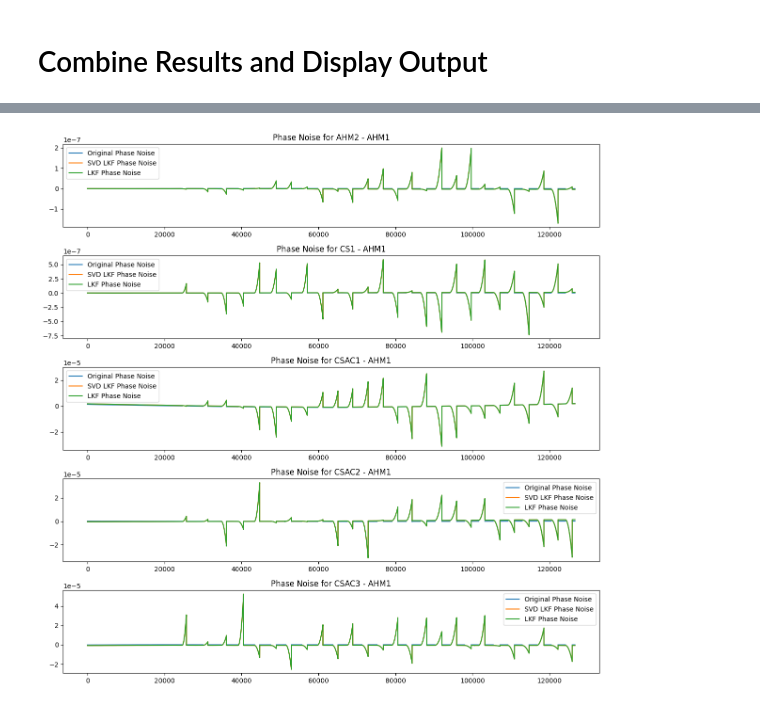
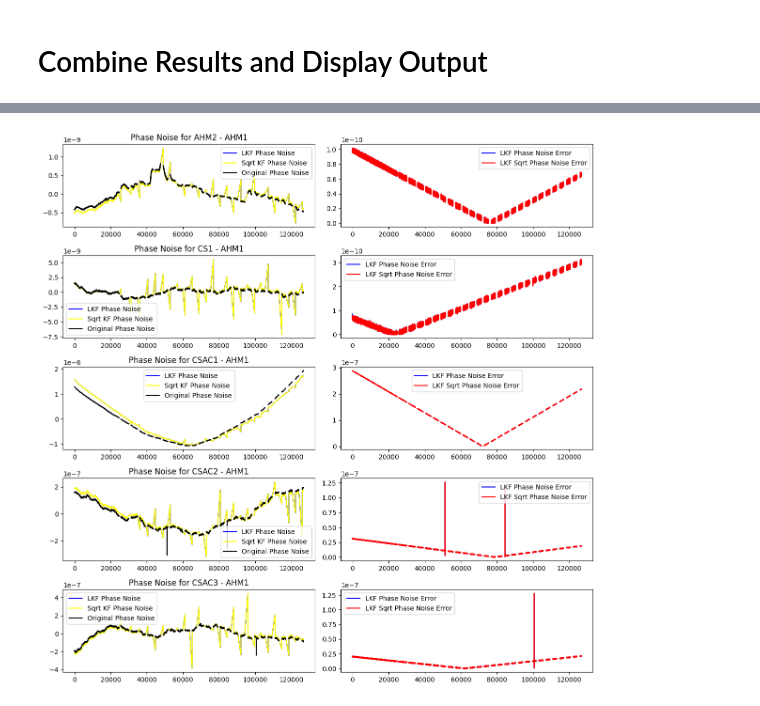
Before and after one commit to ahconnors/MATH530_Project, a Jupyter notebook: filter_data.ipynb, the cells around one changed output, grey strips where cells are left out. Drawn from its saved outputs; the diff is of its cells as text; code cells hidden in the pictures.

```diff
--- a/filter_data.ipynb
+++ b/filter_data.ipynb
@@ -30,7 +32,9 @@ print(df.head())
 # %%
 # Define which filters to use and which columns to filter
 use_lkf = True
-use_svd_lkf = True
+use_svd_lkf = False
+use_svd_lkf_adaptive = False
+use_sqrt_kf = True
 columns_to_filter = ['AHM2 - AHM1', 'CS1 - AHM1', 'CSAC1 - AHM1', 'CSAC2 - AHM1', 'CSAC3 - AHM1']  # List of column names to apply filters to
 
 # Ensure columns exist in df
@@ -133,17 +152,32 @@ if use_lkf and n_cols > 0:
     kf.set_matrices(F, H, R, Q)
     kf.set_initial_state(x0, P0)
 
+    #Helper function to check if matrix is positive definite
+    def is_pos_def(x):
+        try:
+            np.linalg.cholesky(x)
+            return True
+        except np.linalg.LinAlgError:
+            return False
+
+
     # Apply filter
     filtered = {f"{col}_{comp}": [] for col in columns_to_filter for comp in selected_components}
     for i in range(len(df)):
         row = df[columns_to_filter].iloc[i]
         kf.predict()
+        # if not is_pos_def(kf.P_prior):
+        #     print("P_prior from predict step not positive definite")
+
         if row.isna().any():
             # Missing measurement: only predict forward, do not update
             kf.skip_update()
         else:
             z = row.values
             kf.update(z)
+            # if not is_pos_def(kf.P_posterior):
+            #     print("P_posterior from update step not pos def")
+
         state = kf.get_updated_state()
         for j, col in enumerate(columns_to_filter):
             for k, comp in enumerate(selected_components):
@@ -234,38 +327,85 @@ import matplotlib.pyplot as plt
 
 # Fit and remove linear trend from phase to visualize noise
 def detrend_phase(signal):
     x = np.arange(len(signal))
     # Remove NaN before fitting trend
     mask = ~np.isnan(signal)
     coeffs = np.polyfit(x[mask], signal[mask], 1)
     trend = np.polyval(coeffs, x)
     return signal - trend  # NaN values stay NaN but trend is correct everywhere
 
 
 # point_range = [0, 2000]
 point_range = [0, len(df)]  # Plot the entire range
 
 plt.figure(figsize=(12, 12))
 for i, col in enumerate(columns_to_filter):
-    plt.subplot(n_cols, 1, i + 1)
+    plt.subplot(n_cols, 2, i*2 + 1)
 
     # Detrend the original phase
     original_phase_noise = detrend_phase(df[col].values)
-    plt.plot(original_phase_noise[point_range[0]:point_range[1]], label='Original Phase Noise')
 
     if use_svd_lkf:
         svd_phase_noise = detrend_phase(df[f"{col}_phase_svd_lkf"].values)
-        plt.plot(svd_phase_noise[point_range[0]:point_range[1]], label='SVD LKF Phase Noise')
+        plt.plot(svd_phase_noise[point_range[0]:point_range[1]], label='SVD LKF Phase Noise', color = 'orange')
     if use_lkf:
         lkf_phase_noise = detrend_phase(df[f"{col}_phase_lkf"].values)
-        plt.plot(lkf_phase_noise[point_range[0]:point_range[1]], label='LKF Phase Noise')
+        plt.plot(lkf_phase_noise[point_range[0]:point_range[1]], label='LKF Phase Noise', color = 'blue')
+    if use_sqrt_kf:
+        sqrt_phase_noise = detrend_phase(df[f"{col}_phase_sqrt_kf"].values)
+        plt.plot(sqrt_phase_noise[point_range[0]:point_range[1]], label = 'Sqrt KF Phase Noise', color = 'yellow')
+
+    if use_svd_lkf_adaptive:
+        adaptive_phase_noise = detrend_phase(df[f"{col}_phase_lkf_adaptive"].values)
+        plt.plot(adaptive_phase_noise[point_range[0]:point_range[1]], label = 'SVD Adaptive LKF Phase Noise', color = 'red')
+
+
+
+
+
+    plt.plot(original_phase_noise[point_range[0]:point_range[1]], label='Original Phase Noise', color = 'black')
 
     plt.title(f"Phase Noise for {col}")
     plt.legend()
+
+    plt.subplot(n_cols, 2, i*2+2)
+    if use_lkf:
+        error_lkf = abs(lkf_phase_noise[point_range[0]:point_range[1]] - original_phase_noise[point_range[0]:point_range[1]])
+        plt.plot(error_lkf, label = 'LKF Phase Noise Error', color = 'blue')
+
+
+    if use_sqrt_kf:
+        error_kf = abs(sqrt_phase_noise[point_range[0]:point_range[1]] - original_phase_noise[point_range[0]:point_range[1]])
+        plt.plot(error_kf, label = 'LKF Sqrt Phase Noise Error', color = 'red')
+
+    if use_svd_lkf:
+        error_svd = abs(svd_phase_noise[point_range[0]:point_range[1]] - original_phase_noise[point_range[0]:point_range[1]])
+        plt.plot(error_svd, label = 'SVD LKF Phase Noise Error', color = 'orange')
+
+
+    plt.legend()
+
+#     mse_lkf = np.nanmean((error_lkf**2))
+#     mse_sqrt = np.nanmean(error_kf**2)
+#     mse_svd = np.nanmean(error_svd**2)
+#    # mse_adaptive = np.nanmean(error_adaptive**2)
+
+#     print(f"MSE LKF: {mse_lkf}")
+#     print(f"MSE SVD LKF: {mse_svd}")
+#     print(f"MSE Sqrt KF:  {mse_sqrt}")
+#     #print(f"Adaptive MSE: {mse_adaptive}")
+
+    # if use_svd_lkf and use_lkf:
+    #     diff_in_errors = error_lkf - error_svd
+    #     plt.plot(diff_in_errors, label = "Difference in SVD, LKF errors", color = 'green')
+
+
+
+
 plt.tight_layout()
 plt.show()
 # %% [output]
-[figure, old version]
+[figure, new version]
 # %%
 # plot fractional frequency noise (derivative of phase)
 
```
Also changed, not shown: parts of 9 cells of this notebook, 2 other files.
